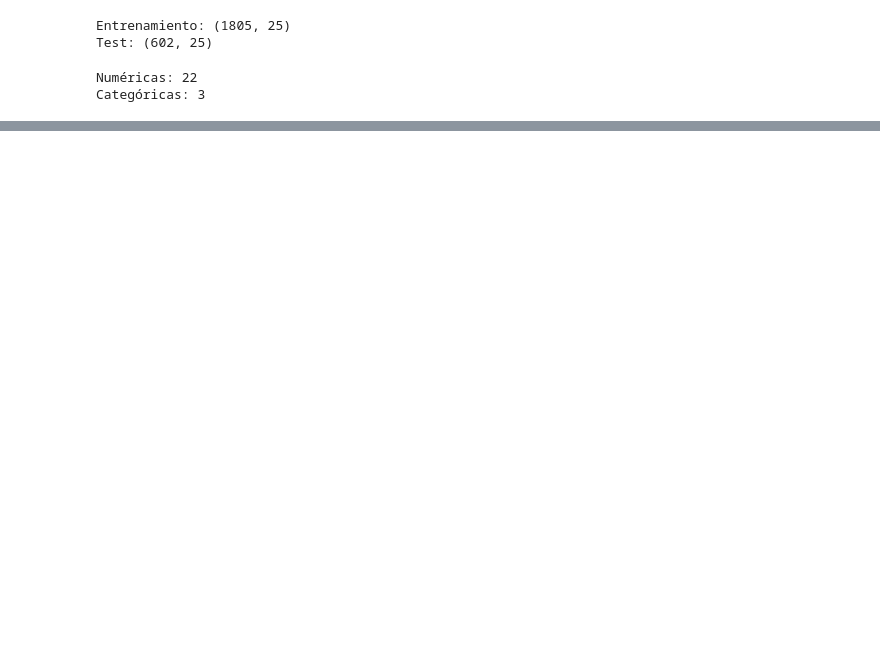
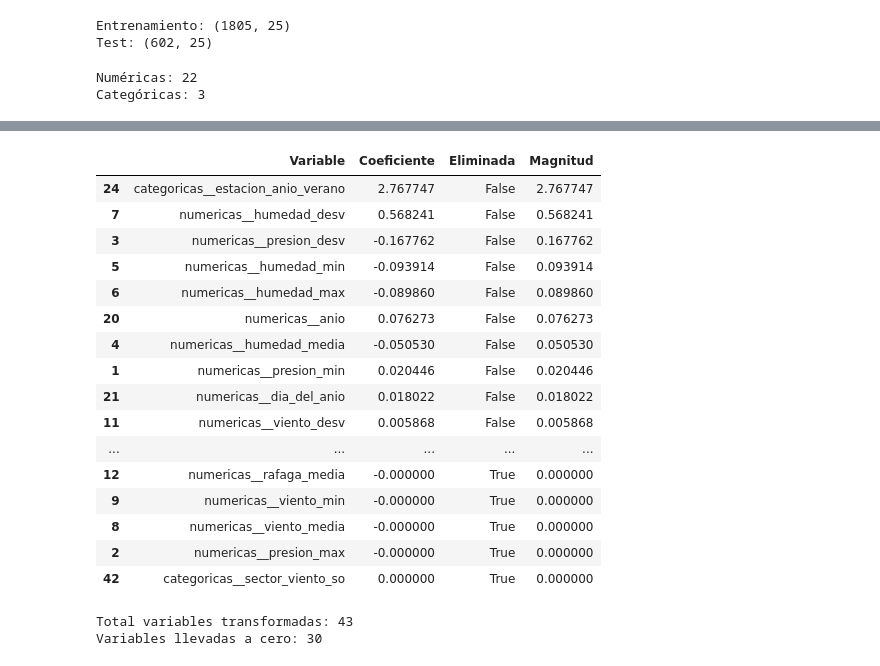
Before and after one commit to PabloMedinaForero/LABORATORIO-2-AM, a Jupyter notebook: Santiago_Actividad_3_4.ipynb, the cells around one changed output, grey strips where cells are left out. Drawn from its saved outputs; the diff is of its cells as text; code cells hidden in the pictures; blank space fills up the shorter version.

```diff
--- a/Santiago_Actividad_3_4.ipynb
+++ b/Santiago_Actividad_3_4.ipynb
@@ -72,0 +303,18 @@ Categóricas: 3
+# %%
+grid_lineal.fit(X_train, y_train)
+
+print("Lineal terminado")
+print("Mejores parámetros:")
+print(grid_lineal.best_params_)
+
+grid_ridge.fit(X_train, y_train)
+
+print("Ridge terminado")
+print("Mejores parámetros:")
+print(grid_ridge.best_params_)
+
+grid_lasso.fit(X_train, y_train)
+
+print("Lasso terminado")
+print("Mejores parámetros:")
+print(grid_lasso.best_params_)
@@ -72,0 +464,61 @@ Categóricas: 3
+# %%
+mejor_lasso = grid_lasso.best_estimator_
+
+nombres_variables = mejor_lasso.named_steps[
+    "preprocesamiento"
+].get_feature_names_out()
+
+coeficientes_lasso = mejor_lasso.named_steps[
+    "modelo"
+].coef_
+
+tabla_lasso = pd.DataFrame({
+    "Variable": nombres_variables,
+    "Coeficiente": coeficientes_lasso
+})
+
+tabla_lasso["Eliminada"] = (
+    tabla_lasso["Coeficiente"].abs() < 1e-8
+)
+
+tabla_lasso["Magnitud"] = (
+    tabla_lasso["Coeficiente"].abs()
+)
+
+tabla_lasso = tabla_lasso.sort_values(
+    "Magnitud",
+    ascending=False
+)
+
+display(tabla_lasso)
+# %% [output]
+|  | Variable | Coeficiente | Eliminada | Magnitud |
+| 24 | categoricas__estacion_anio_verano | 2.767747 | False | 2.767747 |
+| 7 | numericas__humedad_desv | 0.568241 | False | 0.568241 |
+| 3 | numericas__presion_desv | -0.167762 | False | 0.167762 |
+| 5 | numericas__humedad_min | -0.093914 | False | 0.093914 |
+| 6 | numericas__humedad_max | -0.089860 | False | 0.089860 |
+| 20 | numericas__anio | 0.076273 | False | 0.076273 |
+| 4 | numericas__humedad_media | -0.050530 | False | 0.050530 |
+| 1 | numericas__presion_min | 0.020446 | False | 0.020446 |
+| 21 | numericas__dia_del_anio | 0.018022 | False | 0.018022 |
+| 11 | numericas__viento_desv | 0.005868 | False | 0.005868 |
+| ... | ... | ... | ... | ... |
+| 12 | numericas__rafaga_media | -0.000000 | True | 0.000000 |
+| 9 | numericas__viento_min | -0.000000 | True | 0.000000 |
+| 8 | numericas__viento_media | -0.000000 | True | 0.000000 |
+| 2 | numericas__presion_max | -0.000000 | True | 0.000000 |
+| 42 | categoricas__sector_viento_so | 0.000000 | True | 0.000000 |
+# %%
+print(
+    "Total variables transformadas:",
+    len(tabla_lasso)
+)
+
+print(
+    "Variables llevadas a cero:",
+    tabla_lasso["Eliminada"].sum()
+)
+# %% [output]
+Total variables transformadas: 43
+Variables llevadas a cero: 30
```
Also changed, not shown: parts of 41 cells of this notebook.
